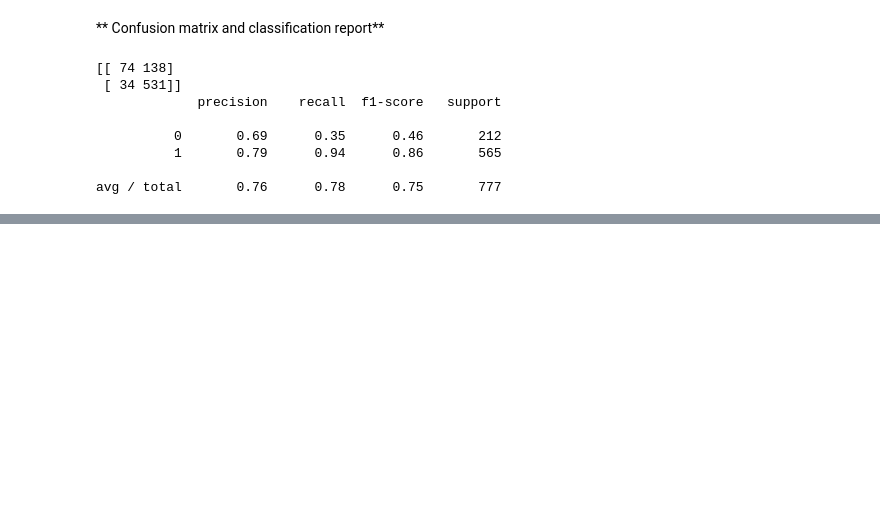
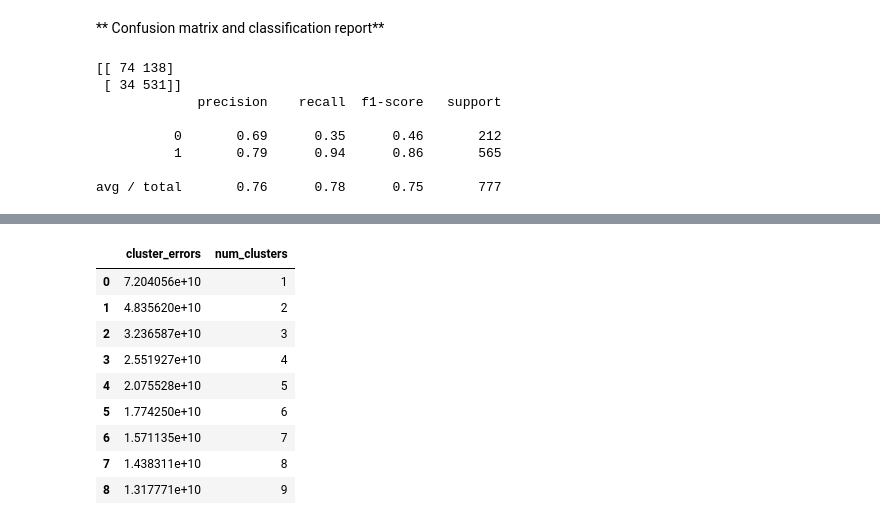
Before and after one commit to v-sharma1/data-science, a Jupyter notebook: machine-learning/clustering/K-Means Clustering/University Type Grouping.ipynb, the cells around one changed output, grey strips where cells are left out. Saved outputs shown, nothing was run; the diff lists cells and outputs as text; code cells hidden in the pictures; blank space fills up the shorter version.

```diff
--- a/machine-learning/clustering/K-Means Clustering/University Type Grouping.ipynb
+++ b/machine-learning/clustering/K-Means Clustering/University Type Grouping.ipynb
@@ -218,0 +243,13 @@ avg / total       0.76      0.78      0.75       777
+# %%
+clusters_df[0:10]
+# %% [output]
+|  | cluster_errors | num_clusters |
+| 0 | 7.204056e+10 | 1 |
+| 1 | 4.835620e+10 | 2 |
+| 2 | 3.236587e+10 | 3 |
+| 3 | 2.551927e+10 | 4 |
+| 4 | 2.075528e+10 | 5 |
+| 5 | 1.774250e+10 | 6 |
+| 6 | 1.571135e+10 | 7 |
+| 7 | 1.438311e+10 | 8 |
+| 8 | 1.317771e+10 | 9 |
```
Also changed, not shown: parts of 6 cells of this notebook.
